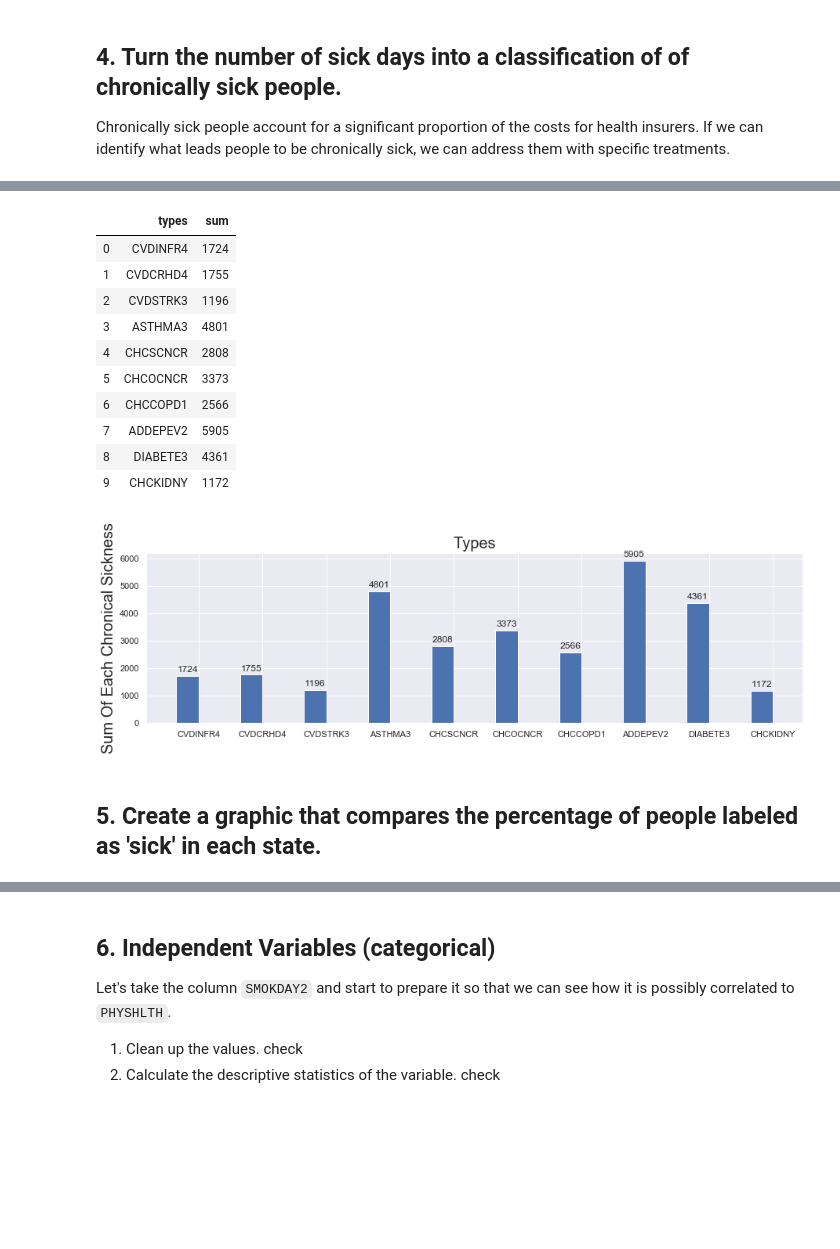
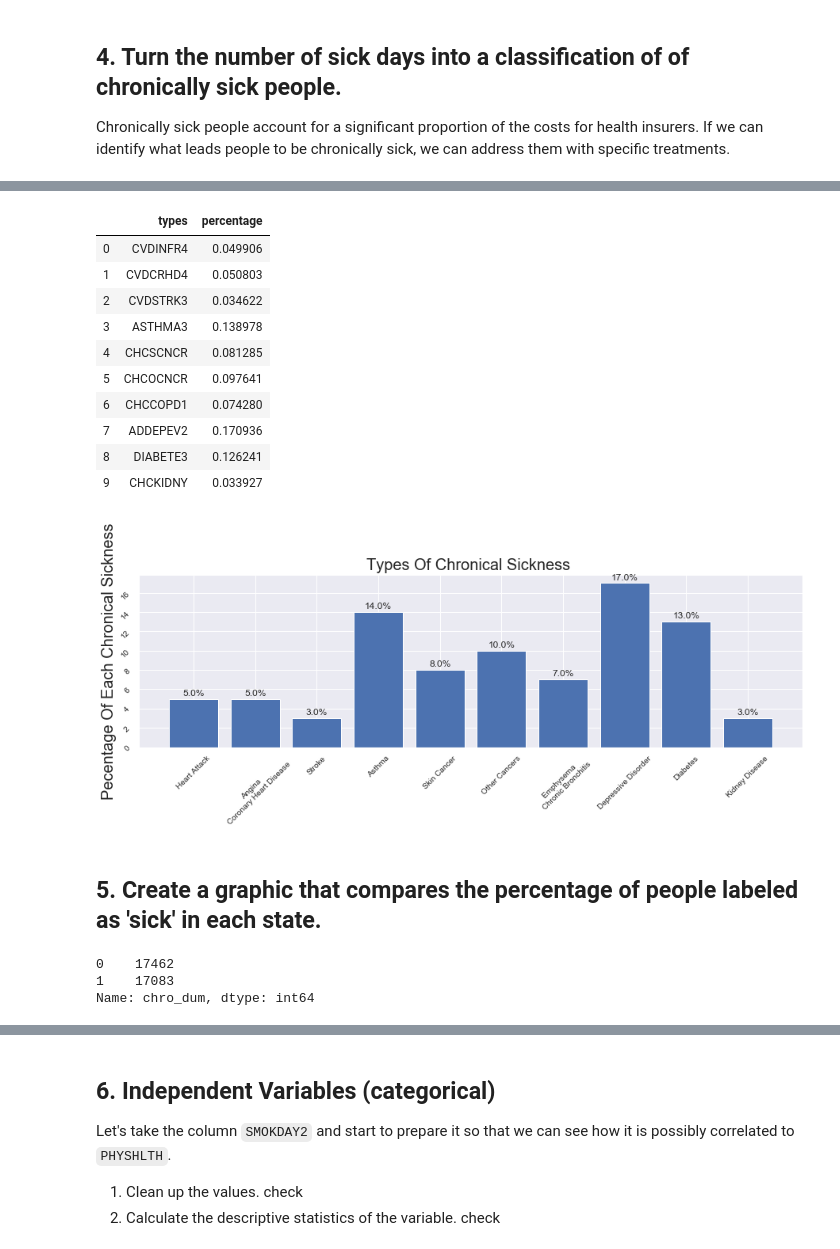
Before and after one commit to melanieshi0120/nyc-mhtn-ds-010620-lectures, a Jupyter notebook: week_2/case_study/Data_Exploration_Applied.ipynb, the cells around one changed output, grey strips where cells are left out. Drawn from its saved outputs; the diff is of its cells as text; code cells hidden in the pictures; blank space fills up the shorter version.

```diff
--- a/week_2/case_study/Data_Exploration_Applied.ipynb
+++ b/week_2/case_study/Data_Exploration_Applied.ipynb
@@ -168,16 +184,17 @@ combo
 # %%
-labels = ['Connecticut','New Jersey','New York']
-x = np.arange(len(labels))  # the label locations
+states_list = ['Connecticut','New Jersey','New York']
+
+x = np.arange(len(states_list))  # the label locations
 width = 0.35  # the width of the bars
 fig, ax = plt.subplots(figsize=(6,4))
-rects1 = ax.bar(x - width/2, round(combo['MENTHLTH'],2), width, label='mentally sick days')
-rects2 = ax.bar(x + width/2, round(combo['PHYSHLTH'],2), width, label='pysically sick days')
+rects1 = ax.bar(x - width/2, round(combo['MENTHLTH'],2), width, label='Mean of mental sickness')
+rects2 = ax.bar(x + width/2, round(combo['PHYSHLTH'],2), width, label='Mean of physical sickness')
 
 # Add some text for labels, title and custom x-axis tick labels, etc.
 ax.set_ylabel('Sick Days')
 ax.set_title('Mean of mental and pyhsical illness days in 3 states')
 ax.set_xticks(x)
-ax.set_xticklabels(labels)
+ax.set_xticklabels(states_list)
 ax.legend()
 
 def autolabel(rects):
@@ -195,4 +212,7 @@ autolabel(rects1)
 autolabel(rects2)
 plt.legend(loc='lower left')
 plt.show()
+
+# bar chart for the means of mental sickness and physical sickness in different states
+# those numbers mean people get sick around 3-4 days each month
 # %% [output]
@@ -205,10 +225,12 @@ Chronically sick people account for a significant proportion of the costs for he
 #From the dictionary , I can see there are so many types of chronically sick people:
 #Heart Attack/Angina or Coronary Heart Disease/Asthma/skin cancer/
 #chronic obstructive pulmonary disease, emphysema or chronic bronchitis/depressive disorder/diabetes
-
-# 'CVDINFR4/CVDCRHD4/ASTHMA3/CHCSCNCR/CHCCOPD1/ ADDEPEV2/DIABETE3'  we have 7 different types of chronic sickness
+# 'CVDINFR4/CVDCRHD4/ASTHMA3/CHCSCNCR/CHCCOPD1/ ADDEPEV2/DIABETE3'  we have 10 different types of chronic sickness
+sickness_types=['Heart Attack','Angina \n Coronary Heart Disease','Stroke','Asthma','Skin Cancer',
+               'Other Cancers','Emphysema \n Chronic Bronchitis','Depressive Disorder',
+               'Diabetes','Kidney Disease']
 sickness_type=['CVDINFR4','CVDCRHD4', 'CVDSTRK3','ASTHNOW','CHCSCNCR','CHCOCNCR','CHCCOPD1','ADDEPEV2','DIABETE3','CHCKIDNY']
-d1=df_cleaned[['CVDINFR4','CVDCRHD4', 'CVDSTRK3','ASTHMA3','CHCSCNCR','CHCOCNCR','CHCCOPD1','ADDEPEV2','DIABETE3','CHCKIDNY']].reset_index()
+d1=df_cleaned[['CVDINFR4','CVDCRHD4', 'CVDSTRK3','ASTHMA3','CHCSCNCR','CHCOCNCR','CHCCOPD1','ADDEPEV2','DIABETE3','CHCKIDNY']].reset_index().drop(columns='index')
 # we can see each row has number  from (1 2 3 4 5 )if the value is 1 means the person has chronic disease
 d1.head()
 # %% [output]
@@ -242,49 +265,52 @@ pd.DataFrame(d2)
 # %%
-#generate a table contains different chronical skines and the frequency for each of them
-ts=pd.DataFrame(pd.DataFrame(d2).transpose().drop(columns='index').transpose().sum(axis=1)).reset_index()
-ts.columns=['types','sum']
+#generate a table contains different chronical skines and the frequency for each columns from table above
+ts=pd.DataFrame(pd.DataFrame(d2).transpose().mean(axis=0)).reset_index()
+ts.columns=['types','percentage']
 ts
+# example we can see   4.99% people have  means in every 100 epeople there are 5 people have CVDINFR4
 # %% [output]
-|  | types | sum |
-| 0 | CVDINFR4 | 1724 |
-| 1 | CVDCRHD4 | 1755 |
-| 2 | CVDSTRK3 | 1196 |
-| 3 | ASTHMA3 | 4801 |
-| 4 | CHCSCNCR | 2808 |
-| 5 | CHCOCNCR | 3373 |
-| 6 | CHCCOPD1 | 2566 |
-| 7 | ADDEPEV2 | 5905 |
-| 8 | DIABETE3 | 4361 |
-| 9 | CHCKIDNY | 1172 |
+|  | types | percentage |
+| 0 | CVDINFR4 | 0.049906 |
+| 1 | CVDCRHD4 | 0.050803 |
+| 2 | CVDSTRK3 | 0.034622 |
+| 3 | ASTHMA3 | 0.138978 |
+| 4 | CHCSCNCR | 0.081285 |
+| 5 | CHCOCNCR | 0.097641 |
+| 6 | CHCCOPD1 | 0.074280 |
+| 7 | ADDEPEV2 | 0.170936 |
+| 8 | DIABETE3 | 0.126241 |
+| 9 | CHCKIDNY | 0.033927 |
 # %%
-label = sickness_type
+label = sickness_types
+x_label=ts['percentage']*100
 x = np.arange(len(label))  # the label locations
-width = 0.35  # the width of the bars
+width =1  # the width of the bars
 fig, ax = plt.subplots(figsize=(15,4))
-rects1 = ax.bar(x - width/2, round(ts['sum'],2), width)
+rects1 = ax.bar(x ,round(x_label) , width=0.8)
 
 
 # Add some text for labels, title and custom x-axis tick labels, etc.
-ax.set_ylabel('sum of each chronical sickness'.title(),fontsize=20)
-ax.set_title('types'.title(),fontsize=20)
+ax.set_ylabel('Pecentage of each chronical sickness'.title(),fontsize=20)
+ax.set_title('Types of chronical sickness '.title(),fontsize=20)
 ax.set_xticks(x)
+ax.tick_params(axis='both', which='major', labelsize=10,rotation=45)
 ax.set_xticklabels(label)
 
 
 def autolabel(rects):
     """Attach a text label above each bar in *rects*, displaying its height."""
     for rect in rects:
         height = rect.get_height()
-        ax.annotate('{}'.format(height),
+        ax.annotate('{}%'.format(height),
                     xy=(rect.get_x() + rect.get_width() / 2, height),
-                    xytext=(0, 3),  # 3 points vertical offset
+                    xytext=(0, 2),  # 3 points vertical offset
                     textcoords="offset points",
                     ha='center', va='bottom')
 
 
 autolabel(rects1)
 plt.show()
 # %% [output]
-[figure, old version]
+[figure, new version]
 # %% [markdown]
 ## 5. Create a graphic that compares the percentage of people labeled as 'sick' in each state.
@@ -295,0 +317,11 @@ spas=df_cleaned.groupby('_STATE')['chro_dummy'].value_counts()
+# %%
+# set up dummy for people have chronical sickness.
+#if a person have any cronical sickness will be considered as sick person then return 1 else return 0
+
+chro_dummy=pd.DataFrame(pd.DataFrame(d2).transpose().sum(axis=1).apply(lambda x: 1 if x!=0 else 0 ))
+chro_dummy.columns=['chro_dum']
+chro_dummy['chro_dum'].value_counts()
+# %% [output]
+0    17462
+1    17083
+Name: chro_dum, dtype: int64
```
Also changed, not shown: parts of 82 cells of this notebook, 25 other files.
